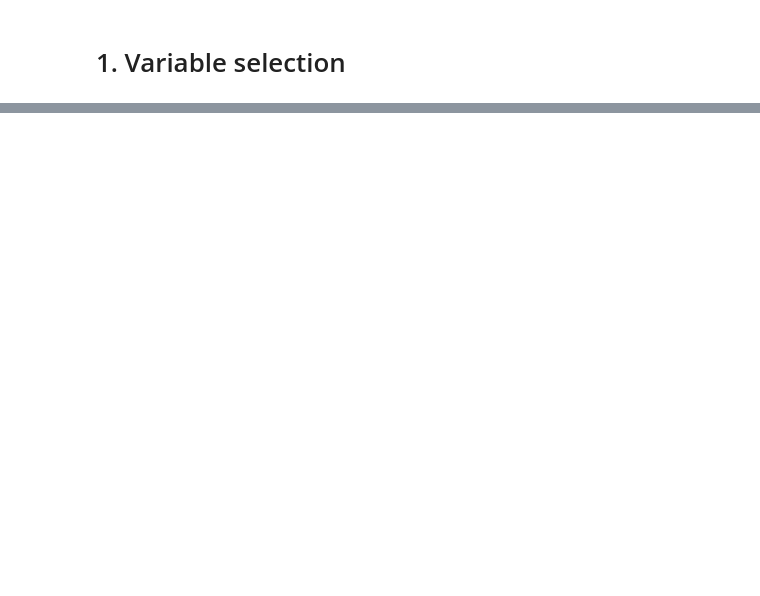
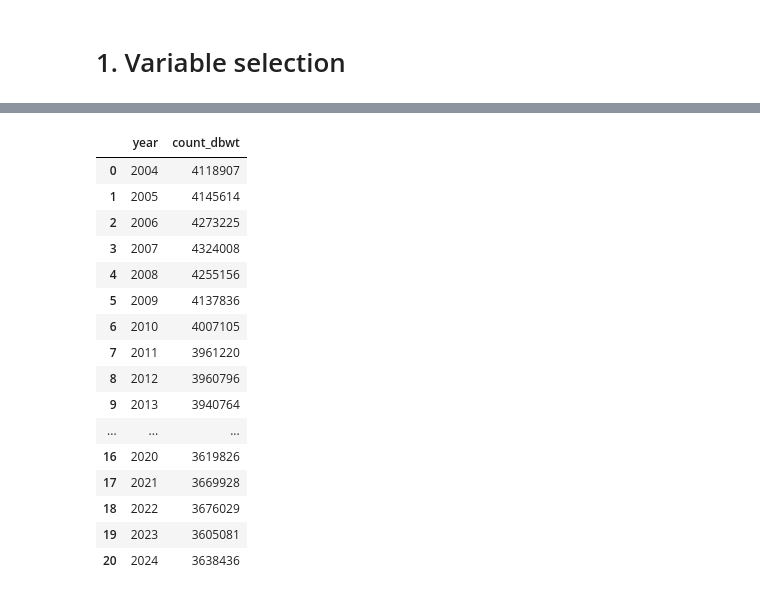
Before and after one commit to frankbuckley/ds-births-populations, a Jupyter notebook: projects/us-birth-certificates/0001-variable-selection.ipynb, the cells around one changed output, grey strips where cells are left out. Saved outputs shown, nothing was run; the diff lists cells and outputs as text; code cells hidden in the pictures; blank space fills up the shorter version.

```diff
--- a/projects/us-birth-certificates/0001-variable-selection.ipynb
+++ b/projects/us-birth-certificates/0001-variable-selection.ipynb
@@ -167,13 +168,32 @@ df
 # %%
 df = con.execute(
     f"""
-    SELECT DISTINCT mrace31
+    SELECT year, count(dbwt) as count_dbwt
     FROM us_births
-    WHERE year >= 1989
-    ORDER BY mrace31;
+    WHERE year >= 2004
+    GROUP BY year
+    ORDER BY year;
     """
 ).df()
 df
+# %% [output]
+|  | year | count_dbwt |
+| 0 | 2004 | 4118907 |
+| 1 | 2005 | 4145614 |
+| 2 | 2006 | 4273225 |
+| 3 | 2007 | 4324008 |
+| 4 | 2008 | 4255156 |
+| 5 | 2009 | 4137836 |
+| 6 | 2010 | 4007105 |
+| 7 | 2011 | 3961220 |
+| 8 | 2012 | 3960796 |
+| 9 | 2013 | 3940764 |
+| ... | ... | ... |
+| 16 | 2020 | 3619826 |
+| 17 | 2021 | 3669928 |
+| 18 | 2022 | 3676029 |
+| 19 | 2023 | 3605081 |
+| 20 | 2024 | 3638436 |
 # %%
 df = con.execute(
     f"""
```
Also changed, not shown: parts of 5 cells of this notebook, 1 other file.
